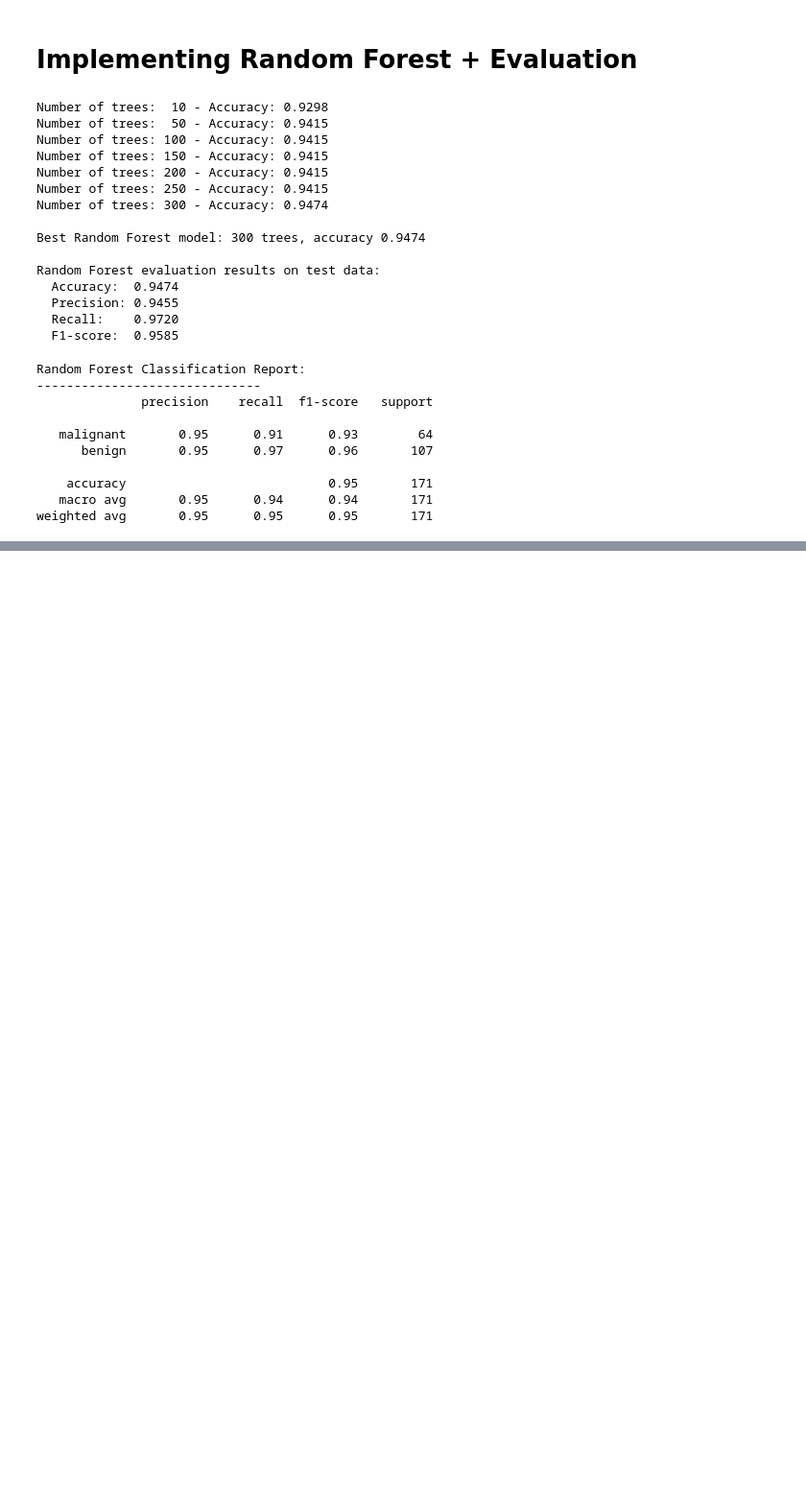
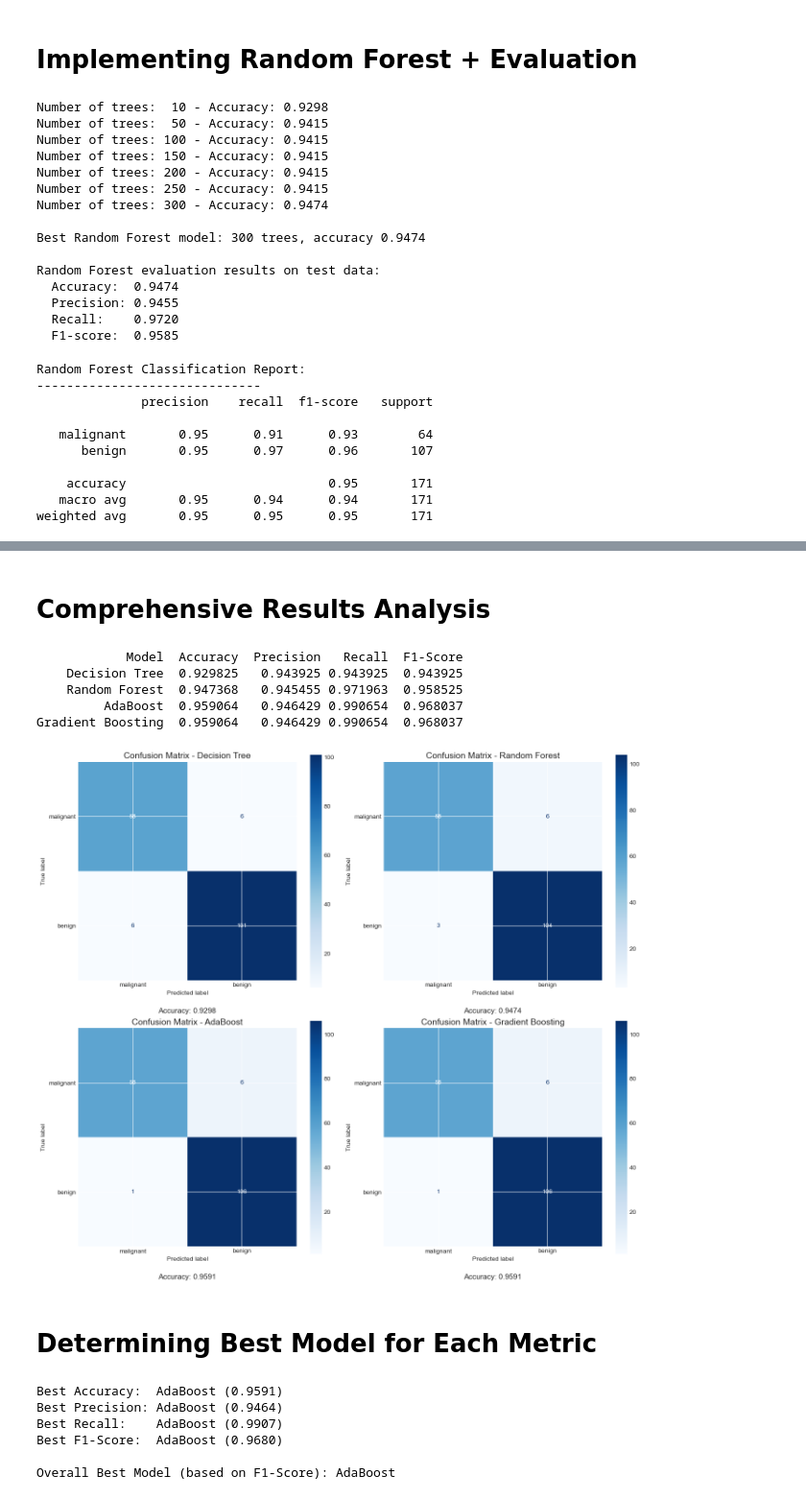
Before and after one commit to SobhanEyvazipoor/Homework-3, a Jupyter notebook: Exercise_1.ipynb, the cells around one changed output, grey strips where cells are left out. Shown at 96% size. Cells and saved outputs as stored; diff of their text form; code cells hidden in the pictures; blank space fills up the shorter version.

```diff
--- a/Exercise_1.ipynb
+++ b/Exercise_1.ipynb
@@ -263,0 +405,65 @@ weighted avg       0.95      0.95      0.95       171
+# %% [markdown]
+# Comprehensive Results Analysis
+# %%
+comparison_df = pd.DataFrame({
+    'Model': ['Decision Tree', 'Random Forest', 'AdaBoost', 'Gradient Boosting'],
+    'Accuracy': [dt_accuracy, rf_accuracy, ab_accuracy, gb_accuracy],
+    'Precision': [dt_precision, rf_precision, ab_precision, gb_precision],
+    'Recall': [dt_recall, rf_recall, ab_recall, gb_recall],
+    'F1-Score': [dt_f1, rf_f1, ab_f1, gb_f1]
+})
+
+print(comparison_df.to_string(index=False))
+# %% [output]
+            Model  Accuracy  Precision   Recall  F1-Score
+    Decision Tree  0.929825   0.943925 0.943925  0.943925
+    Random Forest  0.947368   0.945455 0.971963  0.958525
+         AdaBoost  0.959064   0.946429 0.990654  0.968037
+Gradient Boosting  0.959064   0.946429 0.990654  0.968037
+# %%
+models = {
+    'Decision Tree': (dt_model, y_pred_dt),
+    'Random Forest': (rf_model, y_pred_rf),
+    'AdaBoost': (ab_model, y_pred_ab),
+    'Gradient Boosting': (gb_model, y_pred_gb)
+}
+
+fig, axes = plt.subplots(2, 2, figsize=(14, 12))
+axes = axes.flatten()
+
+for idx, (name, (model, y_pred)) in enumerate(models.items()):
+    cm = confusion_matrix(y_test, y_pred)
+    disp = ConfusionMatrixDisplay(confusion_matrix=cm, display_labels=target_names)
+    disp.plot(ax=axes[idx], cmap='Blues')
+    axes[idx].set_title(f'Confusion Matrix - {name}', fontsize=14)
+
+    accuracy = accuracy_score(y_test, y_pred)
+    axes[idx].text(0.5, -0.15, f'Accuracy: {accuracy:.4f}',
+                   transform=axes[idx].transAxes, ha='center', fontsize=12)
+
+plt.tight_layout()
+plt.show()
+# %% [output]
+[figure, added]
+# %% [markdown]
+# Determining Best Model for Each Metric
+# %%
+best_accuracy_model = comparison_df.loc[comparison_df['Accuracy'].idxmax(), 'Model']
+best_precision_model = comparison_df.loc[comparison_df['Precision'].idxmax(), 'Model']
+best_recall_model = comparison_df.loc[comparison_df['Recall'].idxmax(), 'Model']
+best_f1_model = comparison_df.loc[comparison_df['F1-Score'].idxmax(), 'Model']
+
+print(f"Best Accuracy:  {best_accuracy_model} ({comparison_df['Accuracy'].max():.4f})")
+print(f"Best Precision: {best_precision_model} ({comparison_df['Precision'].max():.4f})")
+print(f"Best Recall:    {best_recall_model} ({comparison_df['Recall'].max():.4f})")
+print(f"Best F1-Score:  {best_f1_model} ({comparison_df['F1-Score'].max():.4f})")
+
+overall_best_model = best_f1_model
+print(f"\nOverall Best Model (based on F1-Score): {overall_best_model}")
+# %% [output]
+Best Accuracy:  AdaBoost (0.9591)
+Best Precision: AdaBoost (0.9464)
+Best Recall:    AdaBoost (0.9907)
+Best F1-Score:  AdaBoost (0.9680)
+
+Overall Best Model (based on F1-Score): AdaBoost
```
Also changed, not shown: parts of 12 cells of this notebook.
